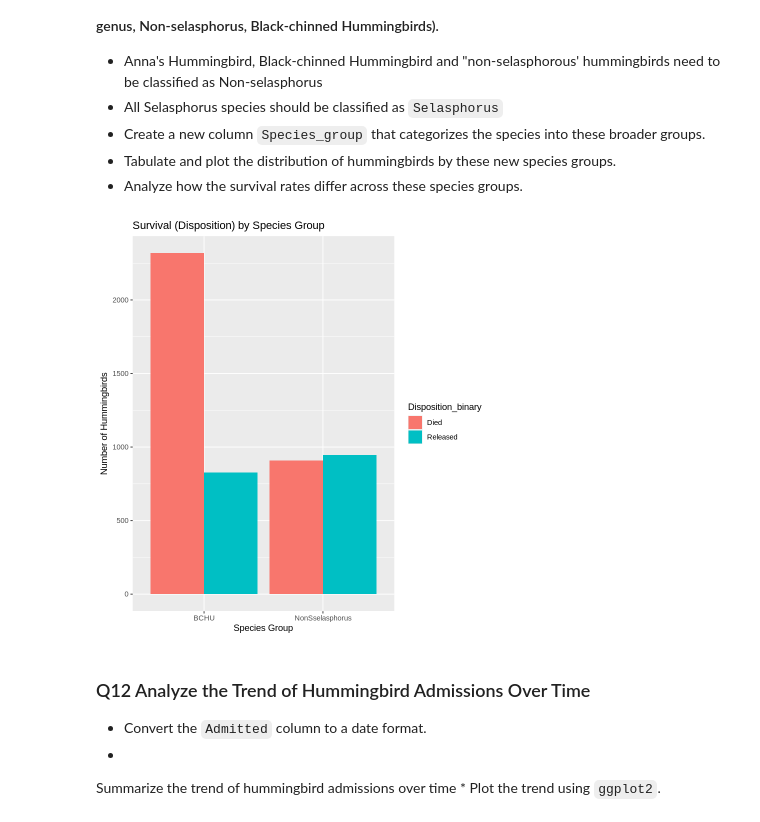
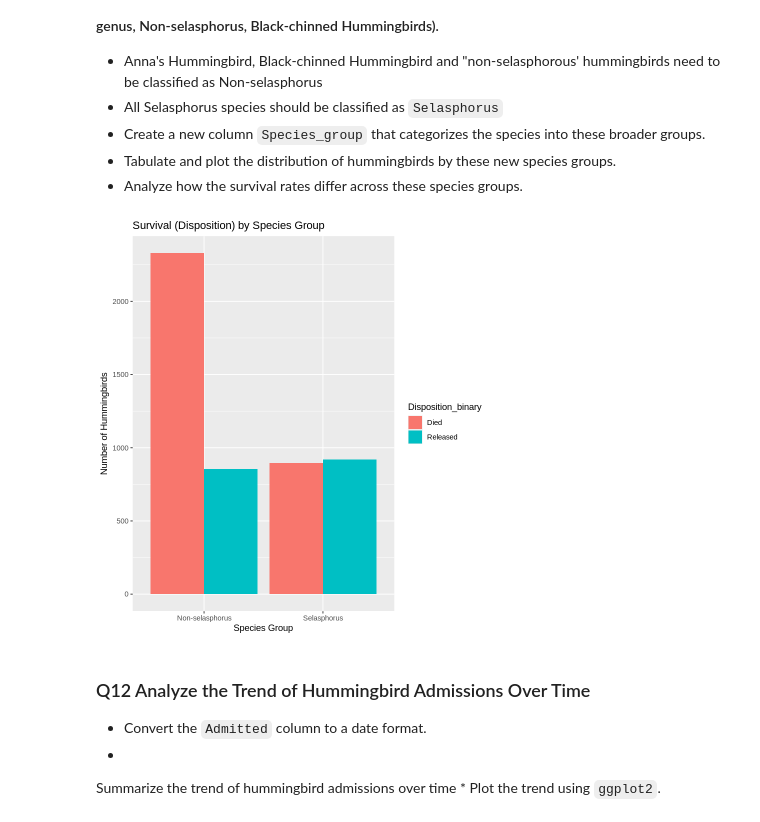
Before and after one commit to mehrnaznz/FirstTest, a Jupyter notebook: Session 5/Assignment 4.ipynb, the cells around one changed output. Cells and saved outputs as stored; diff of their text form; code cells hidden in the pictures.

```diff
--- a/Session 5/Assignment 4.ipynb
+++ b/Session 5/Assignment 4.ipynb
@@ -101,4 +101,4 @@ Here, you will read the **Hummingbird_data.csv** file dataset and create a rando
 2 points
 # %%
 #read the csv file and
-data  = read.csv("/content/Hummingbird_data.csv", stringsAsFactors = FALSE)
+data  = read.csv("/Hummingbird_data.csv", stringsAsFactors = FALSE)
@@ -455,21 +464,24 @@ A grouped_df: 6 × 4
 # %%
 ## Hint: think about the logic. How would you quickly classify these species into multiple groups using ifelse statement?
 
-model_data$Species_group = ifelse(model_data$Species_e == "ANHU", "BCHU", "NonSselasphorus")
+model_data$Species_group = ifelse(model_data$Species_e %in% c("ANHU", "BCHU", "NonSselasphorus"),
+       "Non-selasphorus",
+       "Selasphorus")
+
 
 # Tabulate and plot the distribution
 species_distribution = model_data %>%
   group_by(Species_group, Disposition_binary) %>%
   summarise(count = n_distinct(ID), .groups = "drop")
 
 ggplot(species_distribution,
        aes(x = Species_group, y = count, fill = Disposition_binary)) +
   geom_bar(stat = "identity", position = "dodge") +
   xlab("Species Group") +
   ylab("Number of Hummingbirds") +
   labs(title = "Survival (Disposition) by Species Group" )
 # %% [output]
-[figure, old version]
+[figure, new version]
 # %% [markdown]
 ### Q12 Analyze the Trend of Hummingbird Admissions Over Time
 * Convert the `Admitted` column to a date format.
```
Also changed, not shown: parts of 18 cells of this notebook.
